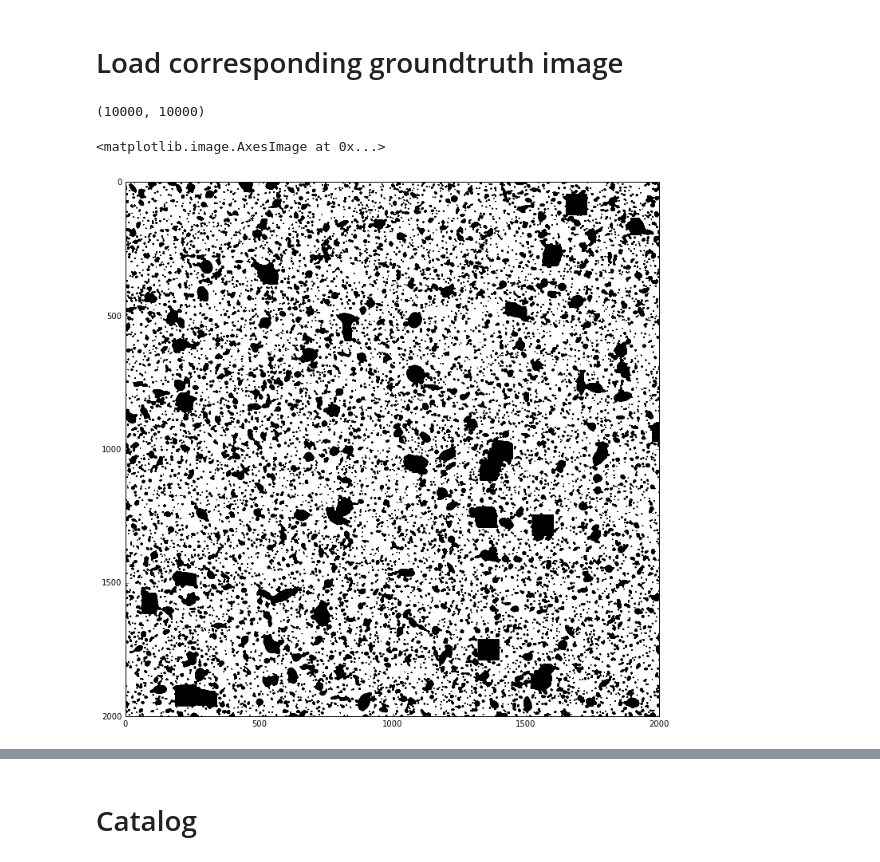
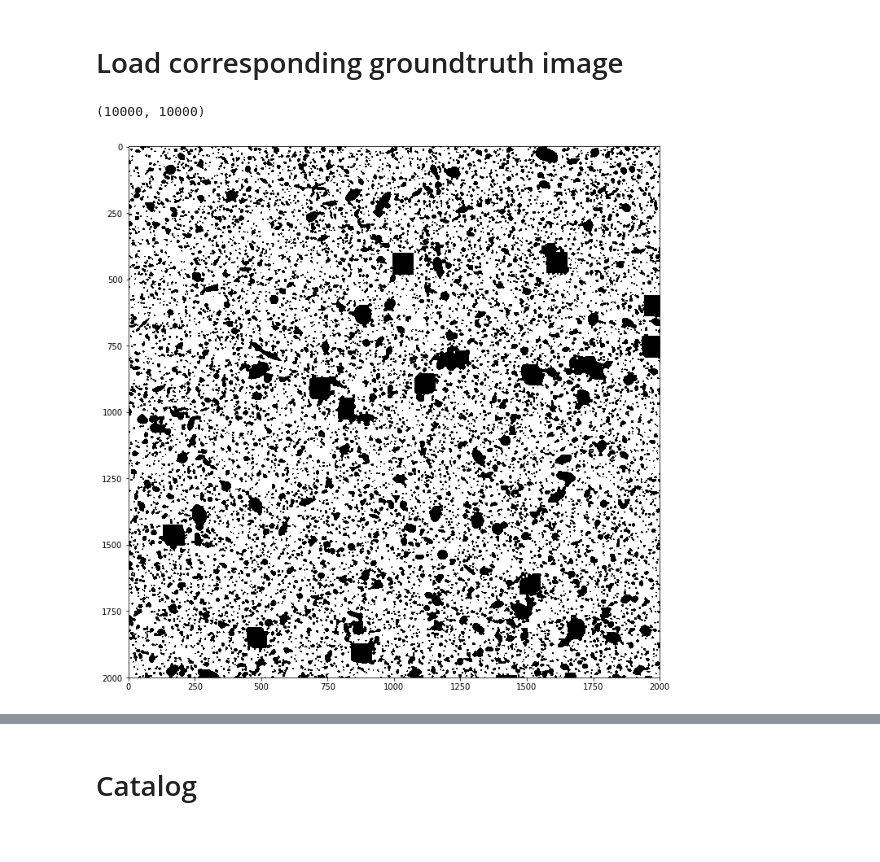
Before and after one commit to halungge/deep_galaxies, a Jupyter notebook: Load_data.ipynb, the cells around one changed output, grey strips where cells are left out. Saved outputs shown, nothing was run; the diff lists cells and outputs as text; code cells hidden in the pictures.

```diff
--- a/Load_data.ipynb
+++ b/Load_data.ipynb
@@ -10,7 +10,7 @@ from astropy.io import fits
 # %%
 import corner
 # %%
-base_path = "./"
+base_path = "./data/"
 # %% [markdown]
 # Load simulated image
 # %%
@@ -69,17 +84,17 @@ ax.imshow(X, cmap="plasma")
 # %% [markdown]
 # Load corresponding groundtruth image
 # %%
-#gt = fits.getdata(base_path + "1.star_seg.fits") # Load groundtruth for stars
-#gt = fits.getdata(base_path + "1.gal_seg.fits") # Load groundtruth for galaxies
-gt = fits.getdata(base_path + "1.comb_seg.fits") # Load groundtruth for stars and galaxies (not just union of the two)
+#gt = fits.getdata(base_path + "0.star_seg.fits") # Load groundtruth for stars
+#gt = fits.getdata(base_path + "0.gal_seg.fits") # Load groundtruth for galaxies
+gt = fits.getdata(base_path + "0.comb_seg.fits") # Load groundtruth for stars and galaxies (not just union of the two)
 print(gt.shape) # should be 10,000x10,000
 
 fig, ax = plt.subplots(figsize=(12,12))
 ax.imshow(gt[:IMAGE_SIZE, :IMAGE_SIZE], cmap="cubehelix", norm=matplotlib.colors.LogNorm())
+plt.show()
 # %% [output]
 (10000, 10000)
-<matplotlib.image.AxesImage at 0x...>
-[figure, old version]
+[figure, new version]
 # %%
 from PIL import Image
 PIXEL_DEPTH = 255
```
Also changed, not shown: parts of 10 cells of this notebook.
